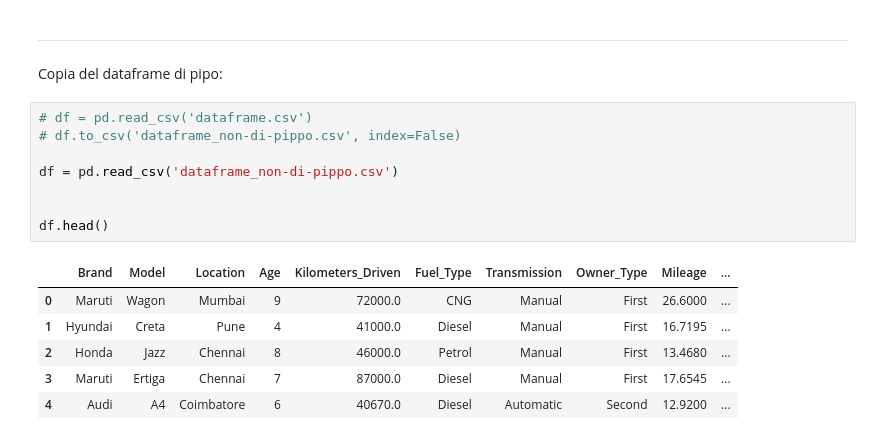
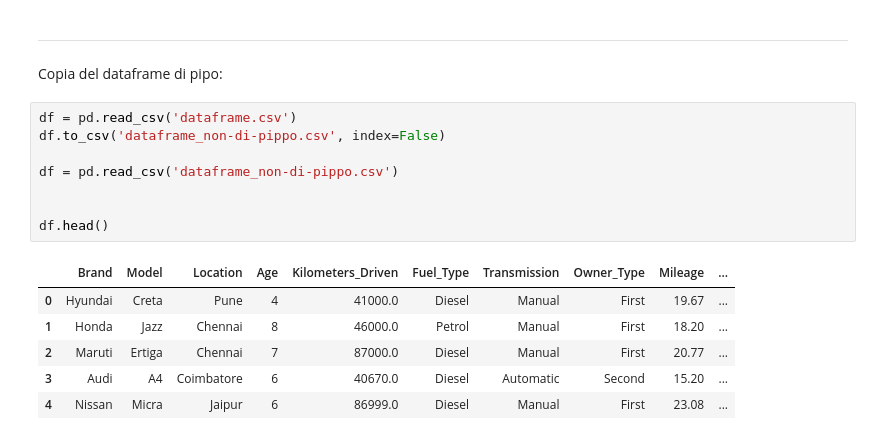
Before and after one commit to fragreco04/progetto-fad-2526, a Jupyter notebook: notebooks/drafts/part-1/DATAFRAME-SHARED.ipynb, the cells around one changed output. Drawn from its saved outputs; the diff is of its cells as text.

```diff
--- a/notebooks/drafts/part-1/DATAFRAME-SHARED.ipynb
+++ b/notebooks/drafts/part-1/DATAFRAME-SHARED.ipynb
@@ -282,17 +282,17 @@ df.head()
 
 Copia del dataframe di pipo:
 # %%
-# df = pd.read_csv('dataframe.csv')
-# df.to_csv('dataframe_non-di-pippo.csv', index=False)
+df = pd.read_csv('dataframe.csv')
+df.to_csv('dataframe_non-di-pippo.csv', index=False)
 
 df = pd.read_csv('dataframe_non-di-pippo.csv')
 
 
 df.head()
 # %% [output]
 |  | Brand | Model | Location | Age | Kilometers_Driven | Fuel_Type | Transmission | Owner_Type | Mileage | ... |
-| 0 | Maruti | Wagon | Mumbai | 9 | 72000.0 | CNG | Manual | First | 26.6000 | ... |
-| 1 | Hyundai | Creta | Pune | 4 | 41000.0 | Diesel | Manual | First | 16.7195 | ... |
-| 2 | Honda | Jazz | Chennai | 8 | 46000.0 | Petrol | Manual | First | 13.4680 | ... |
-| 3 | Maruti | Ertiga | Chennai | 7 | 87000.0 | Diesel | Manual | First | 17.6545 | ... |
-| 4 | Audi | A4 | Coimbatore | 6 | 40670.0 | Diesel | Automatic | Second | 12.9200 | ... |
+| 0 | Hyundai | Creta | Pune | 4 | 41000.0 | Diesel | Manual | First | 19.67 | ... |
+| 1 | Honda | Jazz | Chennai | 8 | 46000.0 | Petrol | Manual | First | 18.20 | ... |
+| 2 | Maruti | Ertiga | Chennai | 7 | 87000.0 | Diesel | Manual | First | 20.77 | ... |
+| 3 | Audi | A4 | Coimbatore | 6 | 40670.0 | Diesel | Automatic | Second | 15.20 | ... |
+| 4 | Nissan | Micra | Jaipur | 6 | 86999.0 | Diesel | Manual | First | 23.08 | ... |
```
Also changed, not shown: 2 other files.
